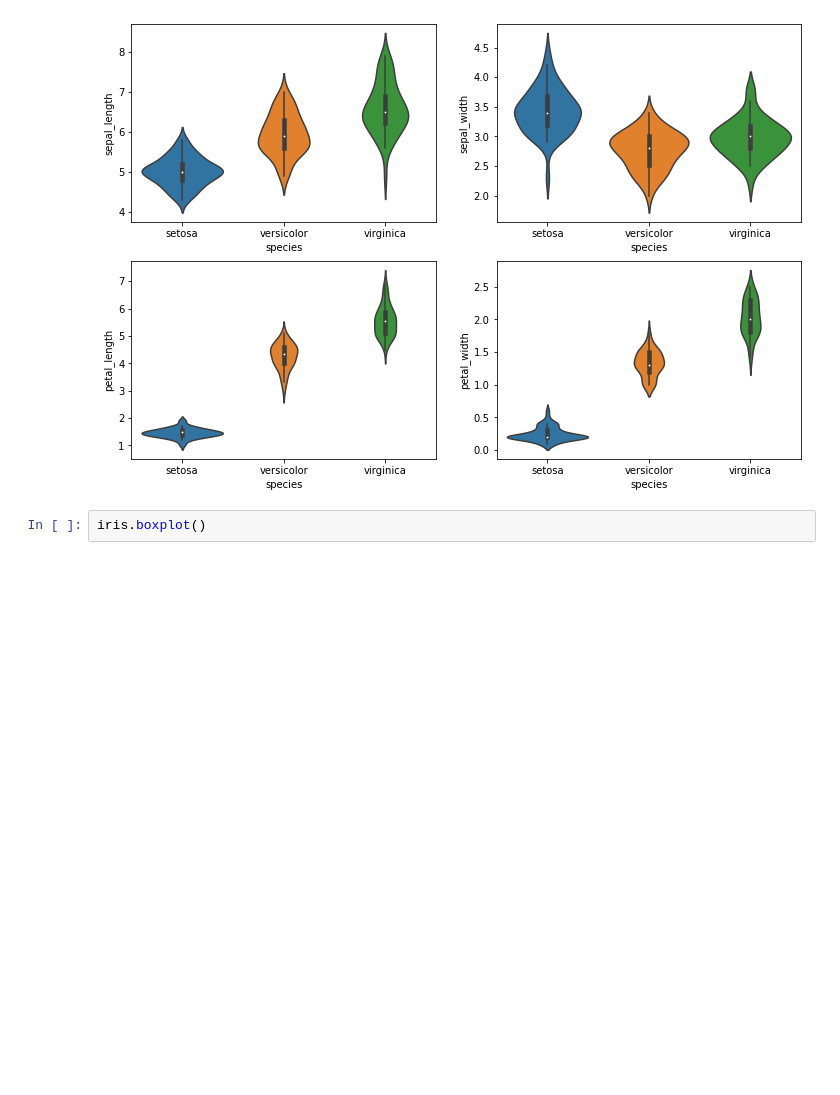
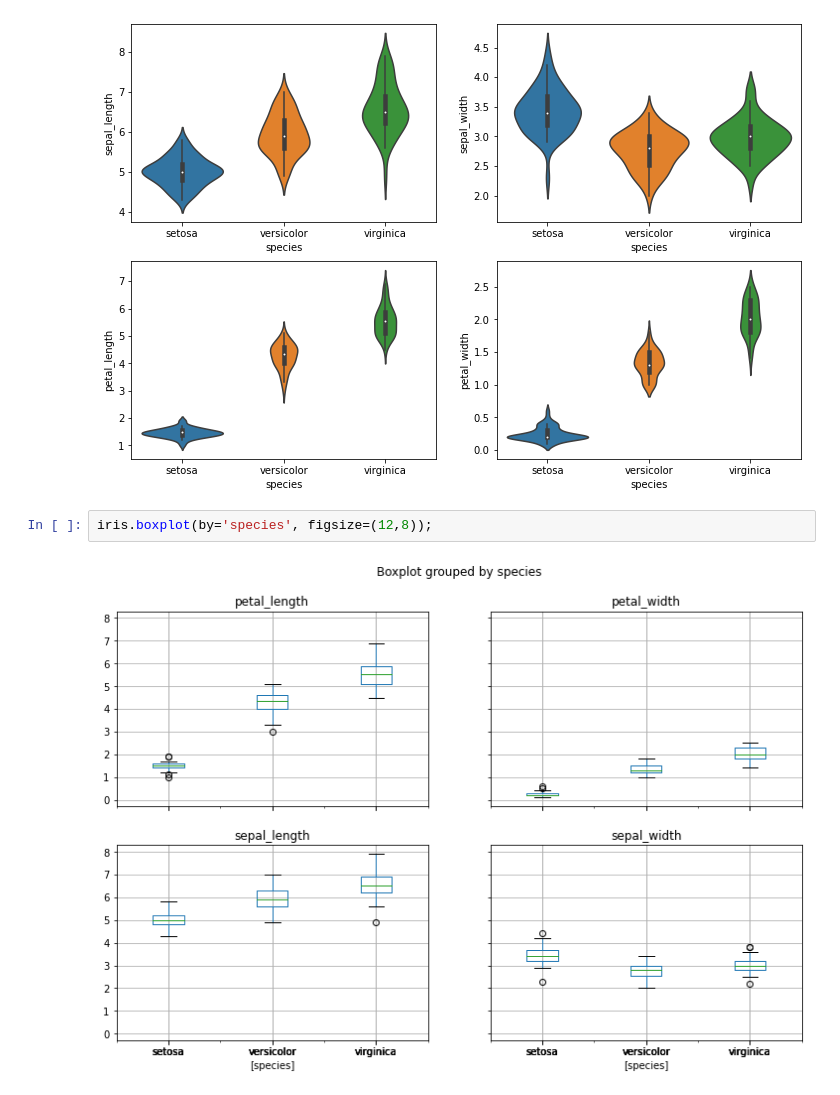
Before and after one commit to mashnun/Python-data-science-basics, a Jupyter notebook: Machine Learning Beginning.ipynb, the cells around one changed output. Drawn from its saved outputs; the diff is of its cells as text; blank space fills up the shorter version.

```diff
--- a/Machine Learning Beginning.ipynb
+++ b/Machine Learning Beginning.ipynb
@@ -128,5 +128,7 @@ sns.violinplot(x='species', y='petal_width', data=iris)
 # %% [output]
 <AxesSubplot:xlabel='species', ylabel='petal_width'>
 [figure]
-# %%
-iris.boxplot()
+# %%
+iris.boxplot(by='species', figsize=(12,8));
+# %% [output]
+[figure, added]
```
Also changed, not shown: parts of 2 cells of this notebook.
